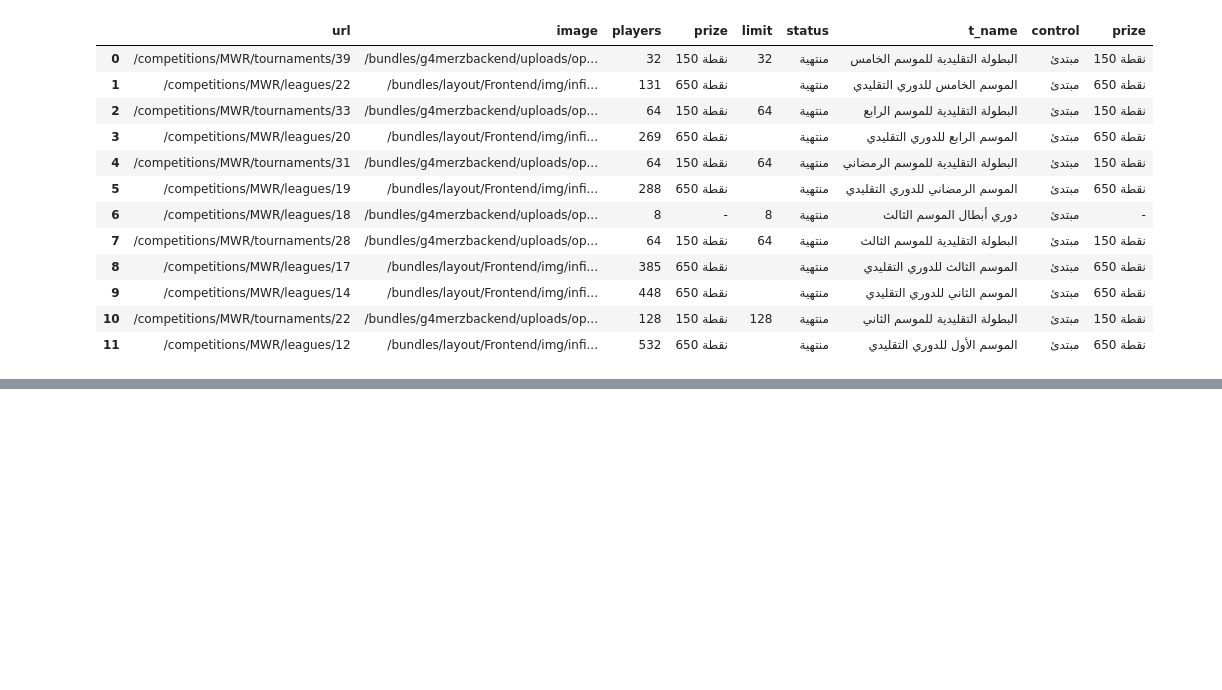
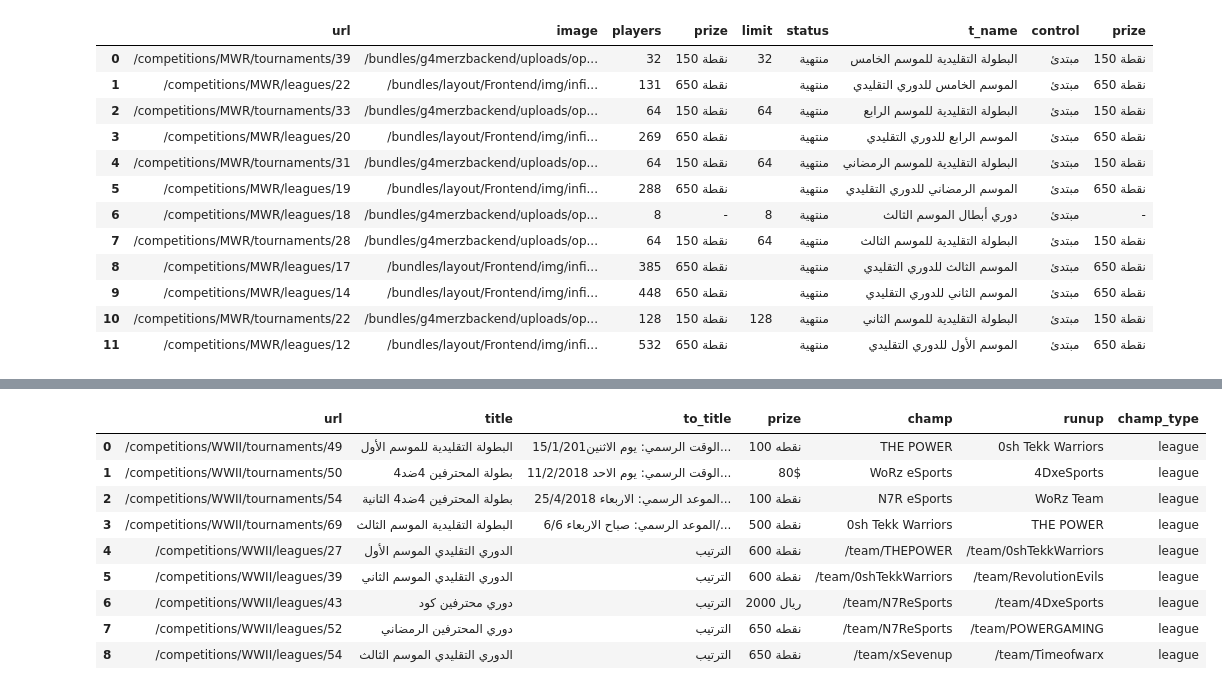
Before and after one commit to iRaied/eSports_Teams, a Jupyter notebook: esports_teams.ipynb, the cells around one changed output, grey strips where cells are left out. Saved outputs shown, nothing was run; the diff lists cells and outputs as text; code cells hidden in the pictures; blank space fills up the shorter version.

```diff
--- a/esports_teams.ipynb
+++ b/esports_teams.ipynb
@@ -2787,0 +2944,34 @@ df_COD_MWR_main
+# %%
+# 10
+
+df_cod_ww2_t = []
+folder = './TOs/NAFS/COD_WW2/Tourneys'
+for cod_txt in os.listdir(folder):
+    with open(os.path.join(folder, cod_txt), encoding='utf8') as file:
+        #print(file.name)
+        soup = BeautifulSoup(file.read())
+        div_container = soup.find('div', class_="left")
+        div_container2 = soup.find('div', class_="mobra")
+        for url in div_container2.find_all('a'):
+            url = url.get('href')
+            url = url.strip()[26:]
+            #print(url)
+        title = soup.find('h2').contents[0]
+        to_title = soup.find('div', class_="tournament__title ar").contents[0]
+        div_container = soup.find('ul', class_="specs")
+        prize = div_container.find_all('li')[1].contents[1].strip()
+        div_container = soup.find('div', class_="message-box")
+        champ = div_container.find_all('a')[0].contents[0].strip()
+        runup = div_container.find_all('a')[1].contents[0].strip()
+        #print(title)
+        #print(to_title)
+        #print(prize)
+        #print(champ)
+        #print(runup)
+        # Append to list of dictionaries
+        df_cod_ww2_t.append({'url': url, 'title': title, 'to_title': to_title, 'prize': prize, 'champ': champ, 'runup': runup})
+df_cod_ww2_t = pd.DataFrame(df_cod_ww2_t, columns = ['url', 'title', 'to_title', 'prize', 'champ', 'runup'])
+# %%
+# 11
+
+df_cod_ww2_t['champ_type'] = 'league'
@@ -2787,0 +2988,19 @@ df_COD_MWR_main
+# %%
+# 13
+
+df_cod_ww2 = df_cod_ww2_t.append(df_cod_ww2_l, ignore_index=True)
+# %%
+# 14
+
+df_cod_ww2
+# %% [output]
+|  | url | title | to_title | prize | champ | runup | champ_type |
+| 0 | /competitions/WWII/tournaments/49 | البطولة التقليدية للموسم الأول | الوقت الرسمي: يوم الاثنين15/1/201... | 100 نقطه | THE POWER | 0sh Tekk Warriors | league |
+| 1 | /competitions/WWII/tournaments/50 | بطولة المحترفين 4ضد4 | الوقت الرسمي: يوم الاحد 11/2/2018... | 80$ | WoRz eSports | 4DxeSports | league |
+| 2 | /competitions/WWII/tournaments/54 | بطولة المحترفين 4ضد4 الثانية | الموعد الرسمي: الاربعاء 25/4/2018... | 100 نقطة | N7R eSports | WoRz Team | league |
+| 3 | /competitions/WWII/tournaments/69 | البطولة التقليدية الموسم الثالث | الموعد الرسمي: صباح الاربعاء 6/6/... | 500 نقطة | 0sh Tekk Warriors | THE POWER | league |
+| 4 | /competitions/WWII/leagues/27 | الدوري التقليدي الموسم الأول | الترتيب | 600 نقطة | /team/THEPOWER | /team/0shTekkWarriors | league |
+| 5 | /competitions/WWII/leagues/39 | الدوري التقليدي الموسم الثاني | الترتيب | 600 نقطة | /team/0shTekkWarriors | /team/RevolutionEvils | league |
+| 6 | /competitions/WWII/leagues/43 | دوري محترفين كود | الترتيب | 2000 ريال | /team/N7ReSports | /team/4DxeSports | league |
+| 7 | /competitions/WWII/leagues/52 | دوري المحترفين الرمضاني | الترتيب | 650 نقطه | /team/N7ReSports | /team/POWERGAMING | league |
+| 8 | /competitions/WWII/leagues/54 | الدوري التقليدي الموسم الثالث | الترتيب | 650 نقطة | /team/xSevenup | /team/Timeofwarx | league |
```
Also changed, not shown: parts of 15 cells of this notebook.
